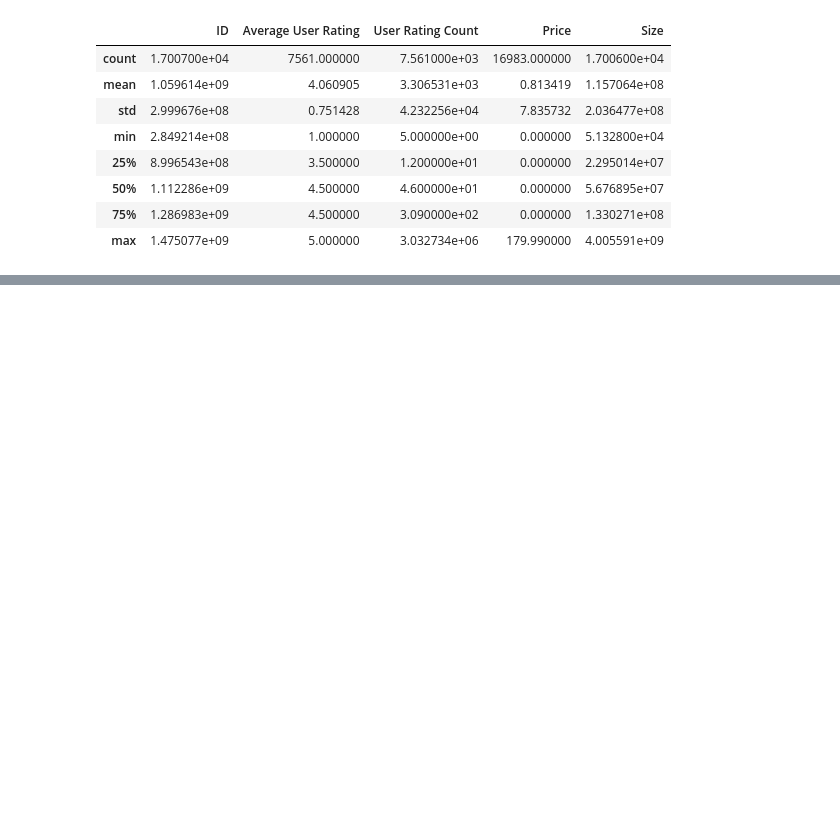
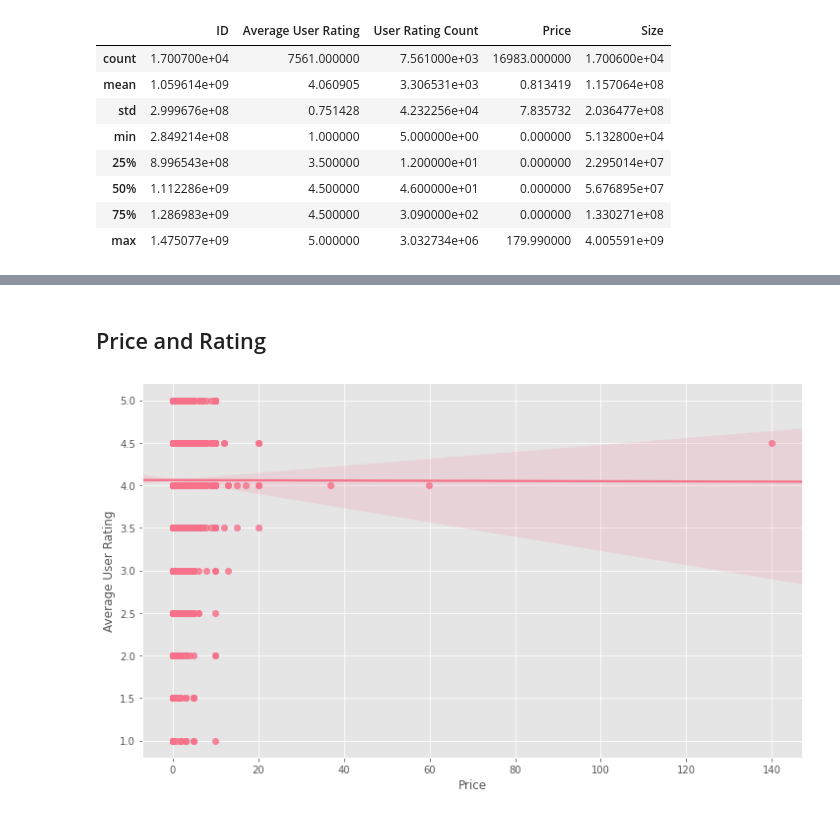
Before and after one commit to YourTeacher23/CCDP10003, a Jupyter notebook: hester_notebook.ipynb, the cells around one changed output, grey strips where cells are left out. Cells and saved outputs as stored; diff of their text form; code cells hidden in the pictures; blank space fills up the shorter version.

```diff
--- a/hester_notebook.ipynb
+++ b/hester_notebook.ipynb
@@ -66,0 +106,8 @@ data.head()
+# %% [markdown]
+## Price and Rating
+# %%
+fig, ax = plt.subplots(1,1, figsize=(12, 7), dpi=72)
+sns.regplot(data=data, x='Price', y='Average User Rating', ax=ax)
+plt.show()
+# %% [output]
+[figure, added]
```
Also changed, not shown: parts of 19 cells of this notebook.
